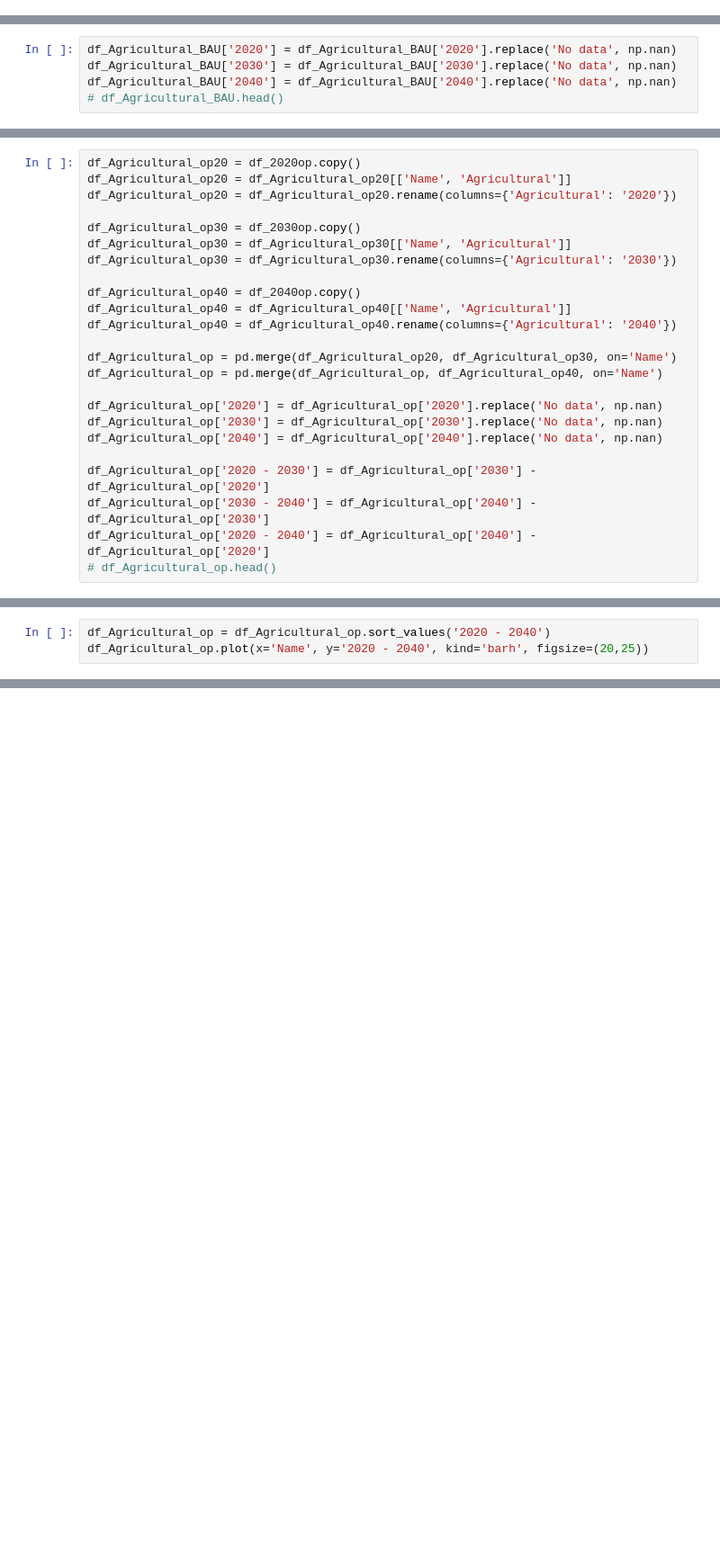
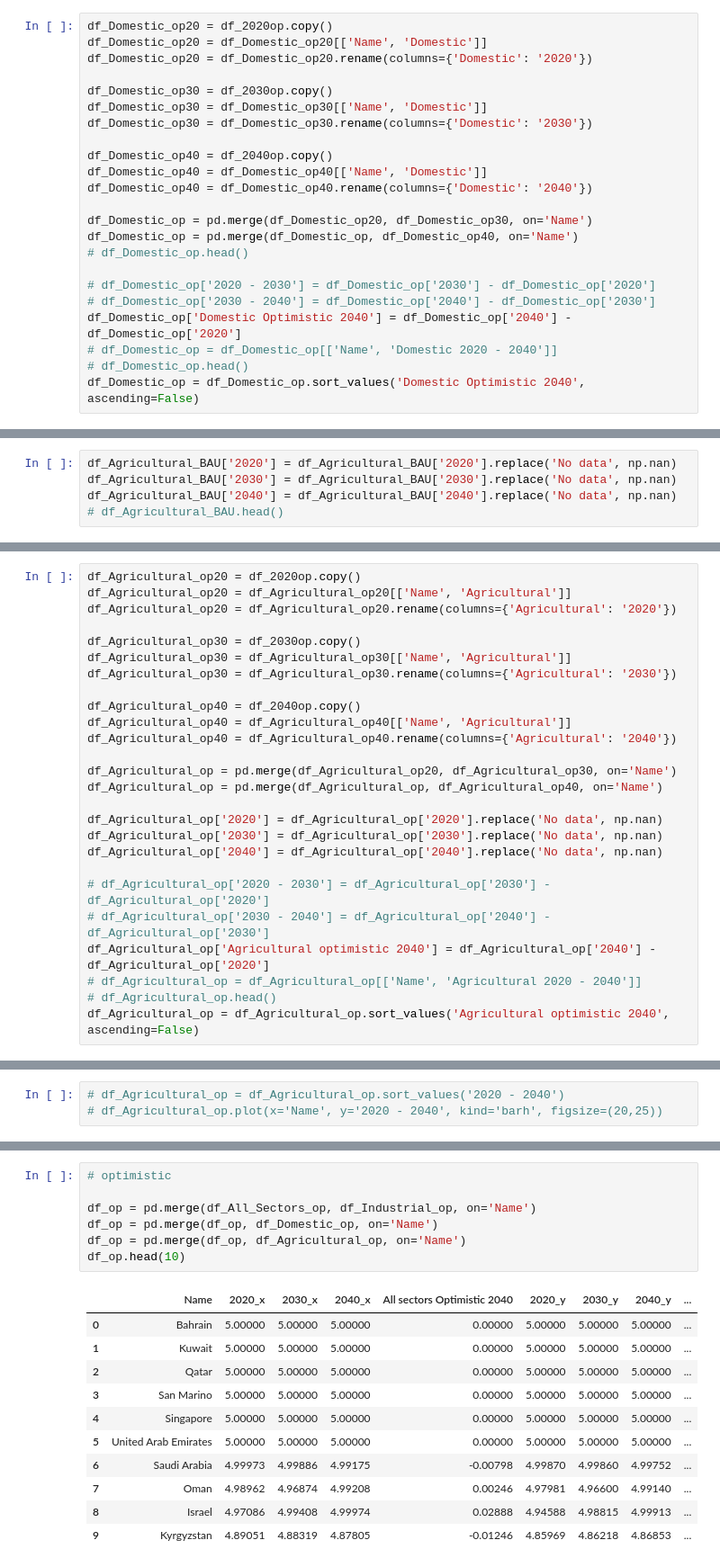
Before and after one commit to SYChJung/studio-projects, a Jupyter notebook: code/project2/Visualizing_Water_Stress_Change_in_Each_Country.ipynb, the cells around one changed output, grey strips where cells are left out. Shown at 90% size. Cells and saved outputs as stored; diff of their text form; blank space fills up the shorter version.

```diff
--- a/code/project2/Visualizing_Water_Stress_Change_in_Each_Country.ipynb
+++ b/code/project2/Visualizing_Water_Stress_Change_in_Each_Country.ipynb
@@ -285,0 +384,23 @@ df_Domestic_pe.plot(x='Name', y='2020 - 2040', kind='barh', figsize=(20,25))
+# %%
+df_Domestic_op20 = df_2020op.copy()
+df_Domestic_op20 = df_Domestic_op20[['Name', 'Domestic']]
+df_Domestic_op20 = df_Domestic_op20.rename(columns={'Domestic': '2020'})
+
+df_Domestic_op30 = df_2030op.copy()
+df_Domestic_op30 = df_Domestic_op30[['Name', 'Domestic']]
+df_Domestic_op30 = df_Domestic_op30.rename(columns={'Domestic': '2030'})
+
+df_Domestic_op40 = df_2040op.copy()
+df_Domestic_op40 = df_Domestic_op40[['Name', 'Domestic']]
+df_Domestic_op40 = df_Domestic_op40.rename(columns={'Domestic': '2040'})
+
+df_Domestic_op = pd.merge(df_Domestic_op20, df_Domestic_op30, on='Name')
+df_Domestic_op = pd.merge(df_Domestic_op, df_Domestic_op40, on='Name')
+# df_Domestic_op.head()
+
+# df_Domestic_op['2020 - 2030'] = df_Domestic_op['2030'] - df_Domestic_op['2020']
+# df_Domestic_op['2030 - 2040'] = df_Domestic_op['2040'] - df_Domestic_op['2030']
+df_Domestic_op['Domestic Optimistic 2040'] = df_Domestic_op['2040'] - df_Domestic_op['2020']
+# df_Domestic_op = df_Domestic_op[['Name', 'Domestic 2020 - 2040']]
+# df_Domestic_op.head()
+df_Domestic_op = df_Domestic_op.sort_values('Domestic Optimistic 2040', ascending=False)
@@ -337,7 +549,9 @@ df_Agricultural_op['2020'] = df_Agricultural_op['2020'].replace('No data', np.na
 df_Agricultural_op['2030'] = df_Agricultural_op['2030'].replace('No data', np.nan)
 df_Agricultural_op['2040'] = df_Agricultural_op['2040'].replace('No data', np.nan)
 
-df_Agricultural_op['2020 - 2030'] = df_Agricultural_op['2030'] - df_Agricultural_op['2020']
-df_Agricultural_op['2030 - 2040'] = df_Agricultural_op['2040'] - df_Agricultural_op['2030']
-df_Agricultural_op['2020 - 2040'] = df_Agricultural_op['2040'] - df_Agricultural_op['2020']
+# df_Agricultural_op['2020 - 2030'] = df_Agricultural_op['2030'] - df_Agricultural_op['2020']
+# df_Agricultural_op['2030 - 2040'] = df_Agricultural_op['2040'] - df_Agricultural_op['2030']
+df_Agricultural_op['Agricultural optimistic 2040'] = df_Agricultural_op['2040'] - df_Agricultural_op['2020']
+# df_Agricultural_op = df_Agricultural_op[['Name', 'Agricultural 2020 - 2040']]
 # df_Agricultural_op.head()
+df_Agricultural_op = df_Agricultural_op.sort_values('Agricultural optimistic 2040', ascending=False)
@@ -344,3 +579,3 @@ df_Agricultural_op['2020 - 2040'] = df_Agricultural_op['2040'] - df_Agricultural
 # %%
-df_Agricultural_op = df_Agricultural_op.sort_values('2020 - 2040')
-df_Agricultural_op.plot(x='Name', y='2020 - 2040', kind='barh', figsize=(20,25))
+# df_Agricultural_op = df_Agricultural_op.sort_values('2020 - 2040')
+# df_Agricultural_op.plot(x='Name', y='2020 - 2040', kind='barh', figsize=(20,25))
@@ -379,0 +656,19 @@ df_Agricultural_pe.plot(x='Name', y='2020 - 2040', kind='barh', figsize=(20,25))
+# %%
+# optimistic
+
+df_op = pd.merge(df_All_Sectors_op, df_Industrial_op, on='Name')
+df_op = pd.merge(df_op, df_Domestic_op, on='Name')
+df_op = pd.merge(df_op, df_Agricultural_op, on='Name')
+df_op.head(10)
+# %% [output]
+|  | Name | 2020_x | 2030_x | 2040_x | All sectors Optimistic 2040 | 2020_y | 2030_y | 2040_y | ... |
+| 0 | Bahrain | 5.00000 | 5.00000 | 5.00000 | 0.00000 | 5.00000 | 5.00000 | 5.00000 | ... |
+| 1 | Kuwait | 5.00000 | 5.00000 | 5.00000 | 0.00000 | 5.00000 | 5.00000 | 5.00000 | ... |
+| 2 | Qatar | 5.00000 | 5.00000 | 5.00000 | 0.00000 | 5.00000 | 5.00000 | 5.00000 | ... |
+| 3 | San Marino | 5.00000 | 5.00000 | 5.00000 | 0.00000 | 5.00000 | 5.00000 | 5.00000 | ... |
+| 4 | Singapore | 5.00000 | 5.00000 | 5.00000 | 0.00000 | 5.00000 | 5.00000 | 5.00000 | ... |
+| 5 | United Arab Emirates | 5.00000 | 5.00000 | 5.00000 | 0.00000 | 5.00000 | 5.00000 | 5.00000 | ... |
+| 6 | Saudi Arabia | 4.99973 | 4.99886 | 4.99175 | -0.00798 | 4.99870 | 4.99860 | 4.99752 | ... |
+| 7 | Oman | 4.98962 | 4.96874 | 4.99208 | 0.00246 | 4.97981 | 4.96600 | 4.99140 | ... |
+| 8 | Israel | 4.97086 | 4.99408 | 4.99974 | 0.02888 | 4.94588 | 4.98815 | 4.99913 | ... |
+| 9 | Kyrgyzstan | 4.89051 | 4.88319 | 4.87805 | -0.01246 | 4.85969 | 4.86218 | 4.86853 | ... |
```
Also changed, not shown: parts of 70 cells of this notebook, 2 other files.
